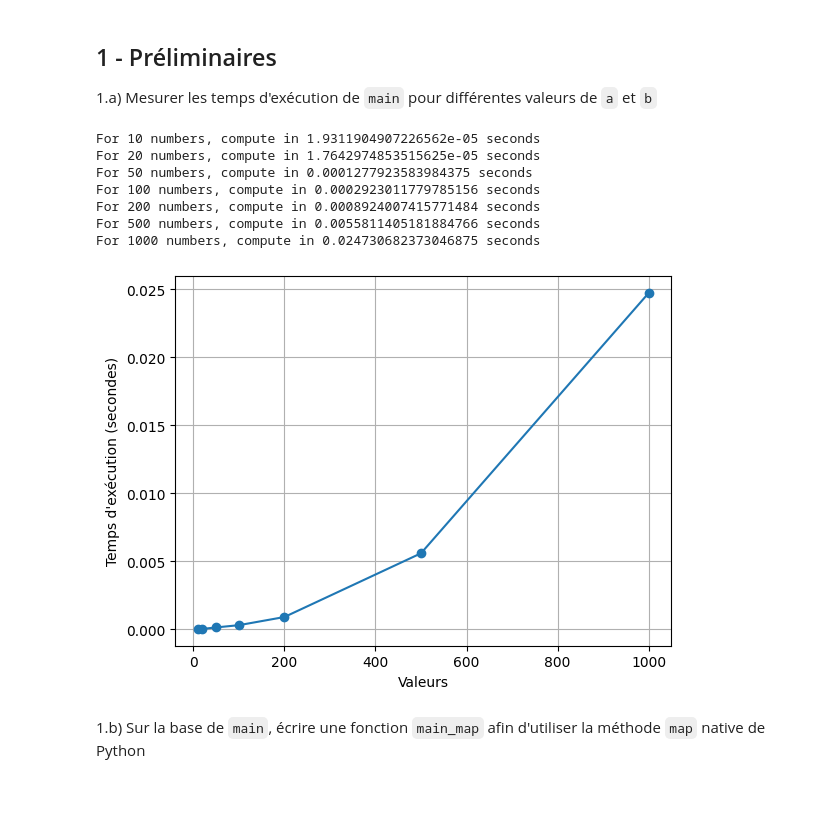
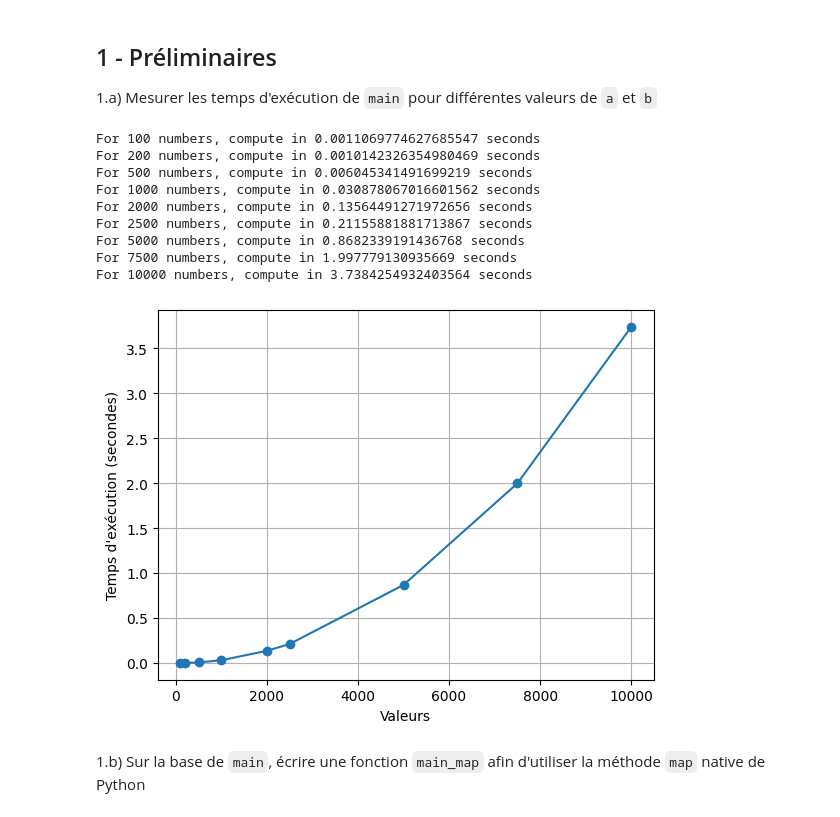
Before and after one commit to RodrigoFernandes-DA/TPs_Univ, a Jupyter notebook: Architectures et Technologies en Sciences des Données/M1SD-TP02-Multitasking-Ex02-factor.ipynb, the cells around one changed output. Cells and saved outputs as stored; diff of their text form; code cells hidden in the pictures.

```diff
--- a/Architectures et Technologies en Sciences des Données/M1SD-TP02-Multitasking-Ex02-factor.ipynb
+++ b/Architectures et Technologies en Sciences des Données/M1SD-TP02-Multitasking-Ex02-factor.ipynb
@@ -35,34 +35,34 @@ def main(a, b):
 
 1.a) Mesurer les temps d'exécution de `main` pour différentes valeurs de `a` et `b`
 # %%
-a_values = [1, 11, 21, 31, 41, 51, 101]
-b_values = [10, 20 , 50, 100, 200, 500, 1000]
+b_values = [100, 200 , 500, 1000, 2000, 2500, 5000, 7500, 10000]
 
 times = []
 
-for i in range(len(a_values)):
+for i in range(len(b_values)):
     tic = time.time()
     mains = main(1, b_values[i])
     toc = time.time()
     elapsed_time = toc - tic
     times.append(elapsed_time)
     print(f'For {len(mains)} numbers, compute in {toc - tic} seconds')
 
-# Plotando o gráfico
 plt.plot(b_values, times, marker='o')
 plt.xlabel('Valeurs')
 plt.ylabel("Temps d'exécution (secondes)")
 plt.grid(True)
 plt.show()
 # %% [output]
-For 10 numbers, compute in 1.9311904907226562e-05 seconds
-For 20 numbers, compute in 1.7642974853515625e-05 seconds
-For 50 numbers, compute in 0.0001277923583984375 seconds
-For 100 numbers, compute in 0.0002923011779785156 seconds
-For 200 numbers, compute in 0.0008924007415771484 seconds
-For 500 numbers, compute in 0.0055811405181884766 seconds
-For 1000 numbers, compute in 0.024730682373046875 seconds
+For 100 numbers, compute in 0.0011069774627685547 seconds
+For 200 numbers, compute in 0.0010142326354980469 seconds
+For 500 numbers, compute in 0.006045341491699219 seconds
+For 1000 numbers, compute in 0.030878067016601562 seconds
+For 2000 numbers, compute in 0.13564491271972656 seconds
+For 2500 numbers, compute in 0.21155881881713867 seconds
+For 5000 numbers, compute in 0.8682339191436768 seconds
+For 7500 numbers, compute in 1.997779130935669 seconds
+For 10000 numbers, compute in 3.7384254932403564 seconds
-[figure, old version]
+[figure, new version]
 # %% [markdown]
 1.b) Sur la base de `main`, écrire une fonction `main_map` afin d'utiliser la méthode `map` native de Python
 # %%
```
Also changed, not shown: parts of 5 cells of this notebook, 1 other file.
